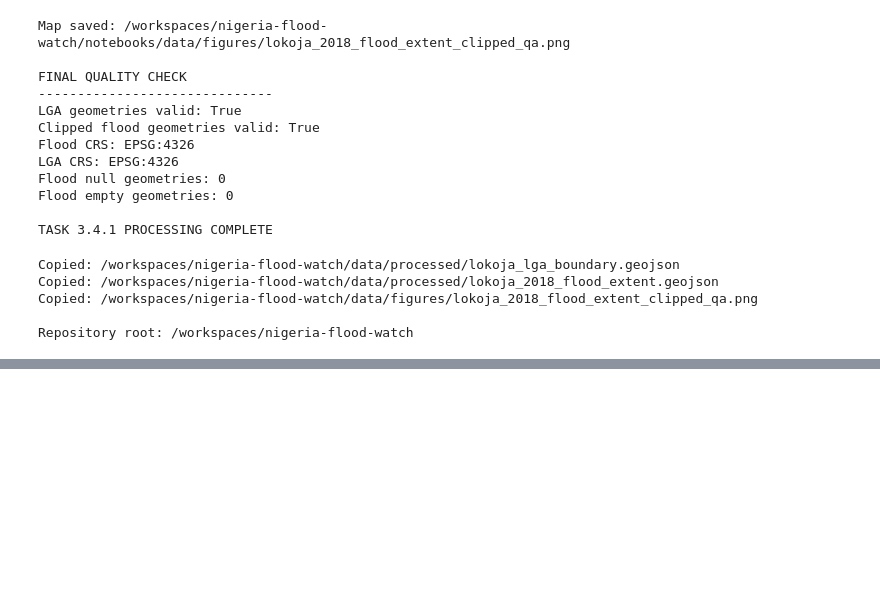
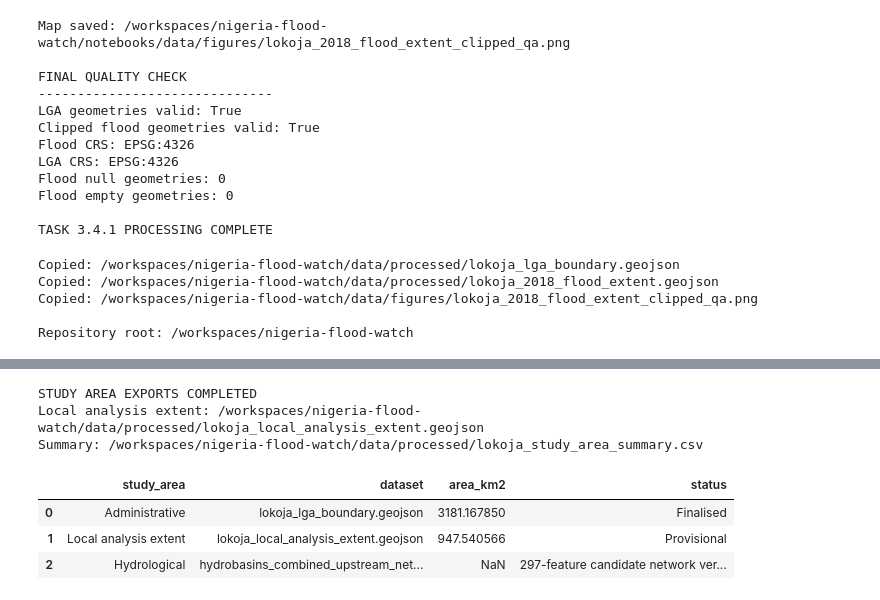
Before and after one commit to Code-blize/nigeria-flood-watch, a Jupyter notebook: notebooks/01_data_exploration.ipynb, the cells around one changed output, grey strips where cells are left out. Drawn from its saved outputs; the diff is of its cells as text; code cells hidden in the pictures; blank space fills up the shorter version.

```diff
--- a/notebooks/01_data_exploration.ipynb
+++ b/notebooks/01_data_exploration.ipynb
@@ -757,0 +1390,79 @@ Repository root: /workspaces/nigeria-flood-watch
+# %%
+
+# ============================================================
+# NIGERIAFLOODWATCH — TASK 3 FINAL STUDY-AREA EXPORT
+# ============================================================
+
+from pathlib import Path
+import geopandas as gpd
+import pandas as pd
+
+PROCESSED_DIR = PROJECT_ROOT / "data" / "processed"
+PROCESSED_DIR.mkdir(parents=True, exist_ok=True)
+
+# Work with the AOI in a projected CRS
+local_aoi = aoi.to_crs("EPSG:32632").copy()
+lga = lokoja_lga.to_crs("EPSG:32632").copy()
+
+# Add descriptive metadata
+local_aoi["study_area"] = "Lokoja local analysis extent"
+local_aoi["boundary_type"] = "Emergency mapping area of interest"
+local_aoi["source"] = "Copernicus EMSR314_02"
+local_aoi["status"] = "Provisional pilot analysis boundary"
+local_aoi["area_km2"] = (
+    local_aoi.geometry.area / 1_000_000
+)
+
+# Export in WGS84 for interoperability
+local_aoi_export = local_aoi.to_crs("EPSG:4326")
+
+local_aoi_path = (
+    PROCESSED_DIR / "lokoja_local_analysis_extent.geojson"
+)
+
+local_aoi_export.to_file(
+    local_aoi_path,
+    driver="GeoJSON"
+)
+
+# Create a study-area summary
+study_area_summary = pd.DataFrame([
+    {
+        "study_area": "Administrative",
+        "dataset": "lokoja_lga_boundary.geojson",
+        "area_km2": lga.geometry.area.sum() / 1_000_000,
+        "status": "Finalised"
+    },
+    {
+        "study_area": "Local analysis extent",
+        "dataset": "lokoja_local_analysis_extent.geojson",
+        "area_km2": local_aoi.geometry.area.sum() / 1_000_000,
+        "status": "Provisional"
+    },
+    {
+        "study_area": "Hydrological",
+        "dataset": "hydrobasins_combined_upstream_network_lokoja.geojson",
+        "area_km2": None,
+        "status": "297-feature candidate network verified"
+    }
+])
+
+summary_path = (
+    PROCESSED_DIR / "lokoja_study_area_summary.csv"
+)
+
+study_area_summary.to_csv(summary_path, index=False)
+
+print("STUDY AREA EXPORTS COMPLETED")
+print("Local analysis extent:", local_aoi_path)
+print("Summary:", summary_path)
+
+display(study_area_summary)
+# %% [output]
+STUDY AREA EXPORTS COMPLETED
+Local analysis extent: /workspaces/nigeria-flood-watch/data/processed/lokoja_local_analysis_extent.geojson
+Summary: /workspaces/nigeria-flood-watch/data/processed/lokoja_study_area_summary.csv
+|  | study_area | dataset | area_km2 | status |
+| 0 | Administrative | lokoja_lga_boundary.geojson | 3181.167850 | Finalised |
+| 1 | Local analysis extent | lokoja_local_analysis_extent.geojson | 947.540566 | Provisional |
+| 2 | Hydrological | hydrobasins_combined_upstream_net... | NaN | 297-feature candidate network ver... |
```
Also changed, not shown: parts of 10 cells of this notebook, 3 other files.
